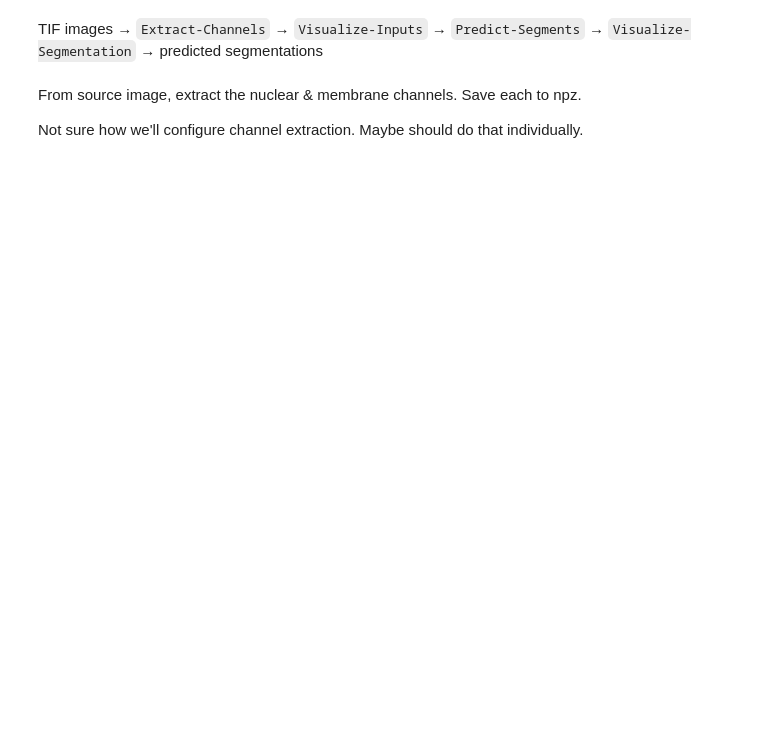
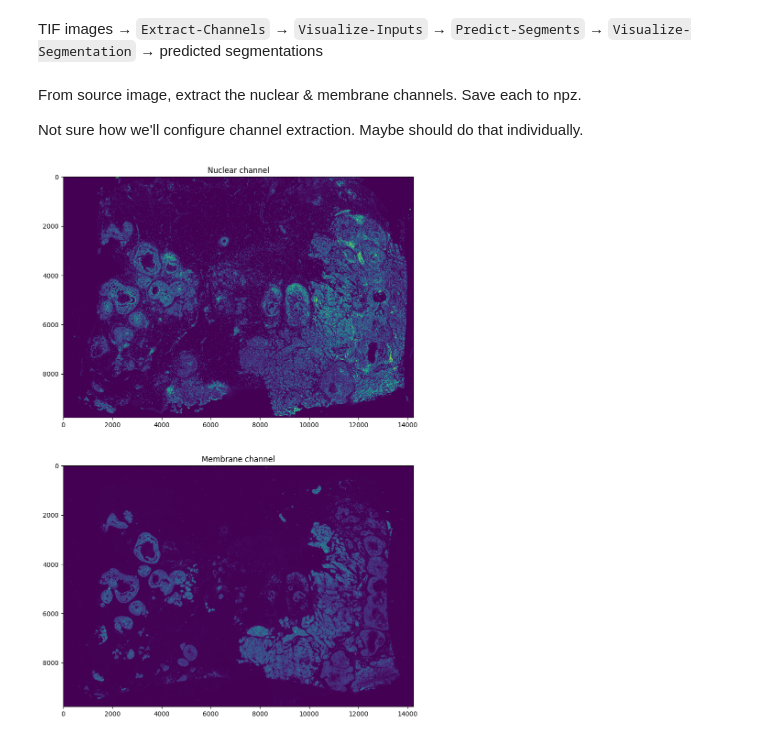
Before and after one commit to dchaley/deepcell-imaging, a Jupyter notebook: notebooks/Extract-Sample_preview-human-breast-20221103-418mb.ipynb, the cells around one changed output. Drawn from its saved outputs; the diff is of its cells as text; code cells hidden in the pictures; blank space fills up the shorter version.

```diff
--- a/notebooks/Extract-Sample_preview-human-breast-20221103-418mb.ipynb
+++ b/notebooks/Extract-Sample_preview-human-breast-20221103-418mb.ipynb
@@ -9,21 +12,24 @@ import os
 # %%
-# Parameters (overridden by notebook parameters)
-input_path = os.path.expanduser('~') + '/Downloads/Xenium_FFPE_Human_Breast_Cancer_Rep1_if_image.tif'
-output_path = './saves'
+input_path = 'gs://davids-genomics-data-public/cellular-segmentation/10x-genomics/preview-human-breast-20221103-418mb/Xenium_FFPE_Human_Breast_Cancer_Rep1_if_image.tif'
+output_path = 'gs://davids-genomics-data-public/cellular-segmentation/10x-genomics/preview-human-breast-20221103-418mb/input_channels.npz'
 # %%
-import tifffile
-import numpy as np
+with smart_open.open(input_path, 'rb') as input_file:
+  tif = tifffile.TiffFile(input_file)
 
-tif = tifffile.TiffFile(input_path)
+  # An array of shape [rows, cols, intensity] containing intensity of membrane channel
+  # Specified here: https://www.10xgenomics.com/products/xenium-in-situ/preview-dataset-human-breast
+  # Channel 0: 1:200 CD20, Goat anti-Mouse IgG-488 , (Abcam, Cat. No. ab219329, Thermo Fisher Cat. No. A-11029)
+  # Channel 1: 1:100 Vimentin, 594 nm (Biolegend Cat. No. 677804)
+  # Channel 2: 1:100 PCNA, 647 nm (Biolegend, Cat. No.307912)
 
-# The page numbers need to be parameterized somehow…
-# 2 lists of page numbers?? what if multiple input files? (ark-example data set)
+  # Combine the membrane channels
+  input_membrane = (tif.pages[0].asarray() + tif.pages[1].asarray())
 
-# An array of shape [num_inputs, height, width] containing intensity of membrane channel
-input_membrane = (tif.pages[0].asarray() + tif.pages[1].asarray())[np.newaxis, ...]
+  # Select the nuclear channel
+  input_nuclear = tif.pages[2].asarray()[...]
 
-# An array of shape [num_inputs, height, width] containing intensity of nuclear channel
-input_nuclear = tif.pages[2].asarray()[np.newaxis, ...]
-
-tif.close()
+  tif.close()
+# %%
+# Stack the nuclear & membrane channels together.
+input_channels = np.stack([input_nuclear, input_membrane], axis=-1)
 # %%
@@ -30,0 +39,11 @@ np.savez_compressed(output_path + '/input_channels.npz', nuclear=input_nuclear,
+# %%
+# Visualize nuclear/membrane channels
+from matplotlib import pyplot as plt
+fig, ax = plt.subplots(2, 1, figsize=(15, 15))
+ax[0].imshow(input_channels[..., 0])
+ax[1].imshow(input_channels[..., 1])
+ax[0].set_title('Nuclear channel')
+ax[1].set_title('Membrane channel')
+plt.show()
+# %% [output]
+[figure, added]
```
Also changed, not shown: parts of 2 cells of this notebook.
